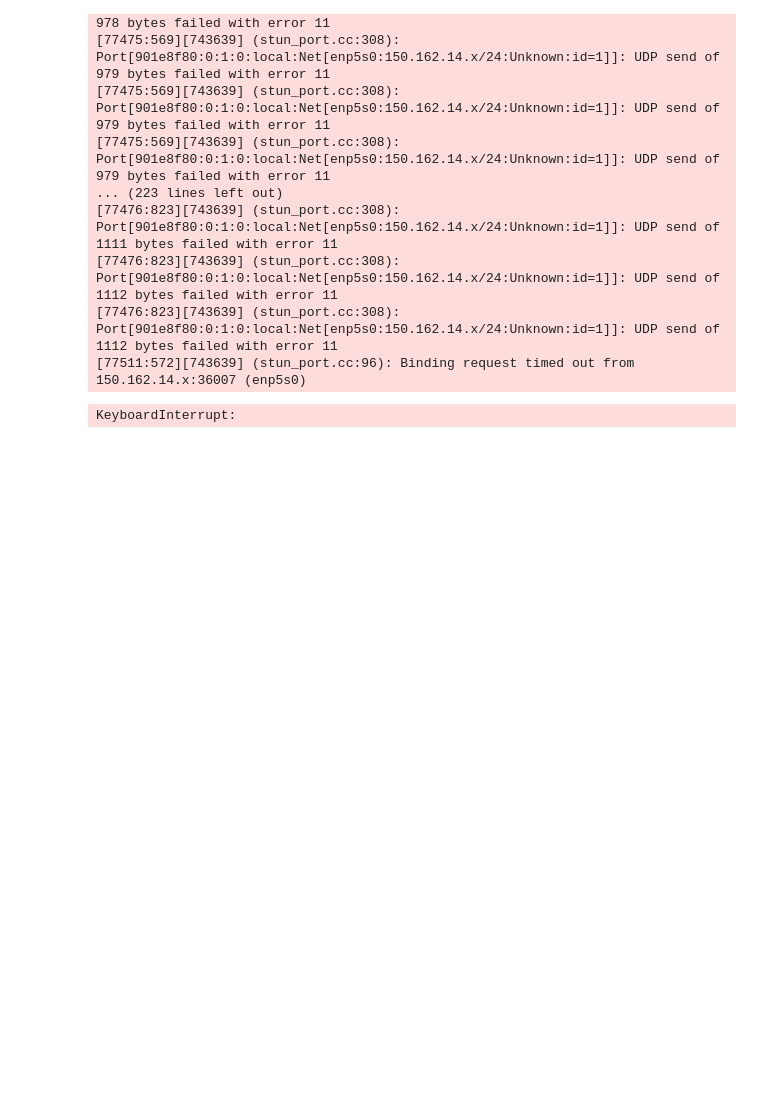
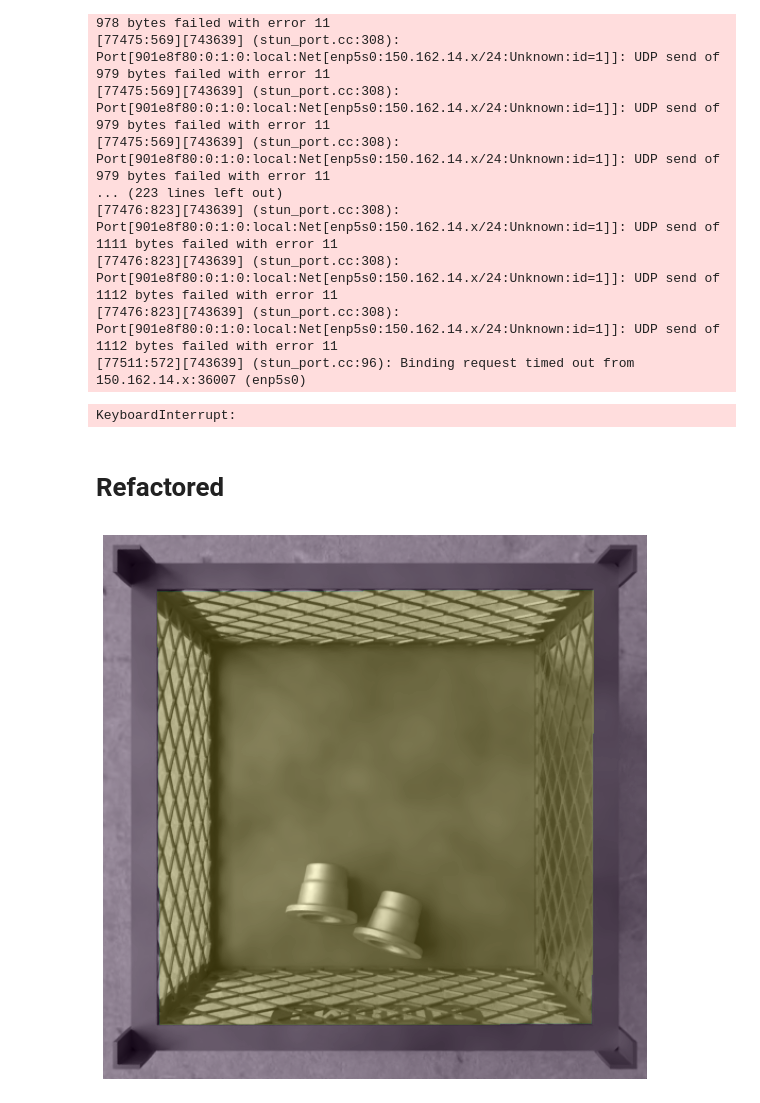
Before and after one commit to brunompacheco/part-counting, a Jupyter notebook: notebooks/01.02-bmp-crop-pointcloud.ipynb, the cells around one changed output. Drawn from its saved outputs; the diff is of its cells as text; code cells hidden in the pictures; blank space fills up the shorter version.

```diff
--- a/notebooks/01.02-bmp-crop-pointcloud.ipynb
+++ b/notebooks/01.02-bmp-crop-pointcloud.ipynb
@@ -546,3 +546,21 @@ o3d.visualization.draw([box_pcd])
 [77476:823][743639] (stun_port.cc:308): Port[901e8f80:0:1:0:local:Net[enp5s0:150.162.14.x/24:Unknown:id=1]]: UDP send of 1112 bytes failed with error 11
 [77511:572][743639] (stun_port.cc:96): Binding request timed out from 150.162.14.x:36007 (enp5s0)
 KeyboardInterrupt:
+# %% [markdown]
+# Refactored
+# %%
+raw_data_dir = project_dir/'data/raw/render_results_imov_cam_mist_simple'
+
+img_fpath = np.random.choice(list(raw_data_dir.glob('*/*.exr')))
+
+rgbd = load_rgbd(img_fpath)
+
+box = box_mask_from_rgbd(rgbd)
+
+plt.imshow(rgbd.color, cmap='gray')
+plt.imshow(box, alpha=0.2)
+plt.gcf().set_size_inches(10,10)
+plt.gca().set_axis_off()
+plt.show()
+# %% [output]
+[figure, added]
```
Also changed, not shown: parts of 1 cell of this notebook, 1 other file.
